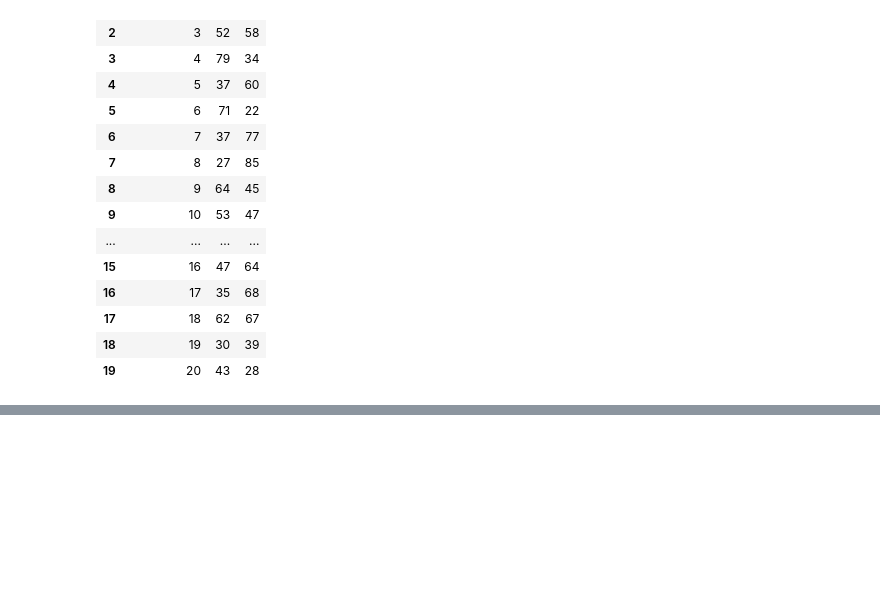
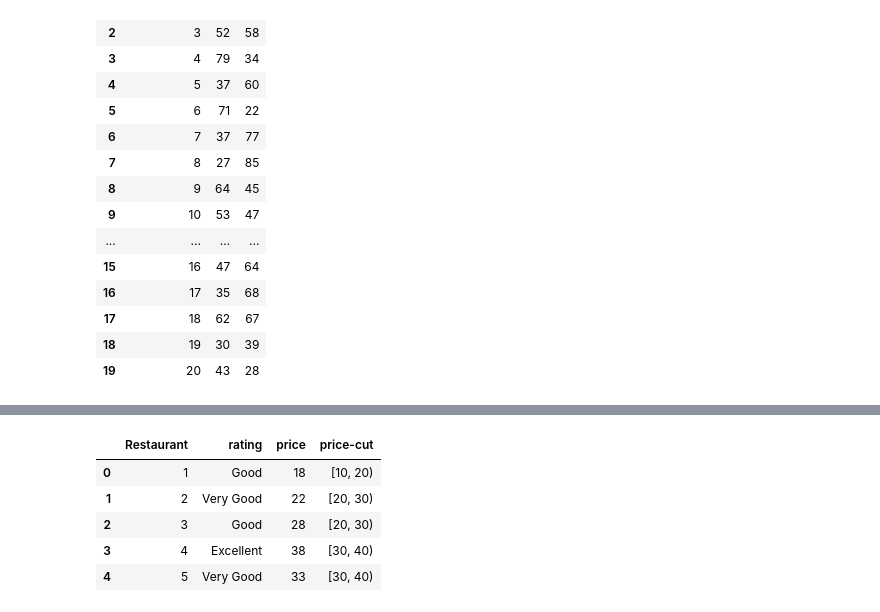
Before and after one commit to Infinity2013/ipython-notebook, a Jupyter notebook: statistics for business and economics/Chapter2.ipynb, the cells around one changed output, grey strips where cells are left out. Saved outputs shown, nothing was run; the diff lists cells and outputs as text; code cells hidden in the pictures; blank space fills up the shorter version.

```diff
--- a/statistics for business and economics/Chapter2.ipynb
+++ b/statistics for business and economics/Chapter2.ipynb
@@ -265,0 +315,10 @@ import nltk
+# %%
+df['price-cut'] = pd.cut(df['price'], bins=np.arange(10, 60, 10), right=False)
+df.head()
+# %% [output]
+|  | Restaurant | rating | price | price-cut |
+| 0 | 1 | Good | 18 | [10, 20) |
+| 1 | 2 | Very Good | 22 | [20, 30) |
+| 2 | 3 | Good | 28 | [20, 30) |
+| 3 | 4 | Excellent | 38 | [30, 40) |
+| 4 | 5 | Very Good | 33 | [30, 40) |
```
Also changed, not shown: parts of 8 cells of this notebook, 7 other files.
